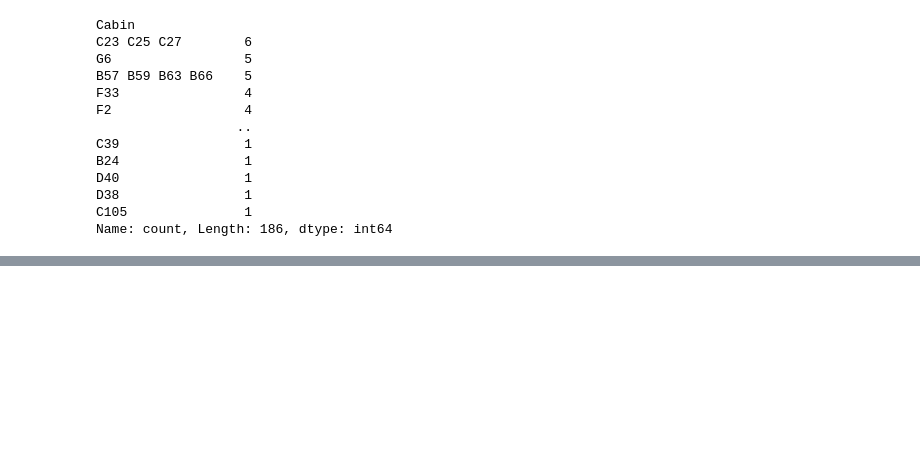
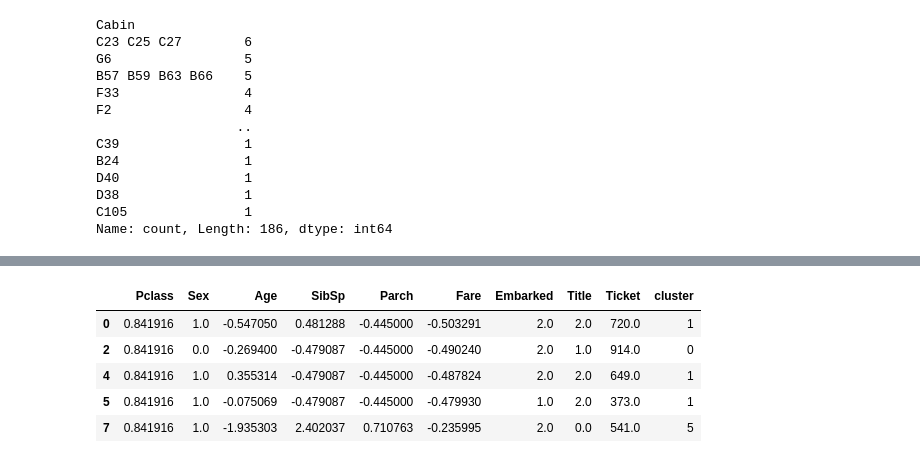
Before and after one commit to berkasin01/sandbox, a Jupyter notebook: titanic_comp/titanic_sandbox.ipynb, the cells around one changed output, grey strips where cells are left out. Drawn from its saved outputs; the diff is of its cells as text; code cells hidden in the pictures; blank space fills up the shorter version.

```diff
--- a/titanic_comp/titanic_sandbox.ipynb
+++ b/titanic_comp/titanic_sandbox.ipynb
@@ -454,0 +445,14 @@ X[["Age", "Pclass"]] = StandardScaler().fit_transform(X[["Age", "Pclass"]])
+# %%
+na_cabin_df = age_df[cabin_con].copy()
+
+X_test = na_cabin_df[feature_cols]
+y_test = na_cabin_df["Cabin"]
+# %%
+X_test.head(5)
+# %% [output]
+|  | Pclass | Sex | Age | SibSp | Parch | Fare | Embarked | Title | Ticket | cluster |
+| 0 | 0.841916 | 1.0 | -0.547050 | 0.481288 | -0.445000 | -0.503291 | 2.0 | 2.0 | 720.0 | 1 |
+| 2 | 0.841916 | 0.0 | -0.269400 | -0.479087 | -0.445000 | -0.490240 | 2.0 | 1.0 | 914.0 | 0 |
+| 4 | 0.841916 | 1.0 | 0.355314 | -0.479087 | -0.445000 | -0.487824 | 2.0 | 2.0 | 649.0 | 1 |
+| 5 | 0.841916 | 1.0 | -0.075069 | -0.479087 | -0.445000 | -0.479930 | 1.0 | 2.0 | 373.0 | 1 |
+| 7 | 0.841916 | 1.0 | -1.935303 | 2.402037 | 0.710763 | -0.235995 | 2.0 | 0.0 | 541.0 | 5 |
```
Also changed, not shown: parts of 12 cells of this notebook.
